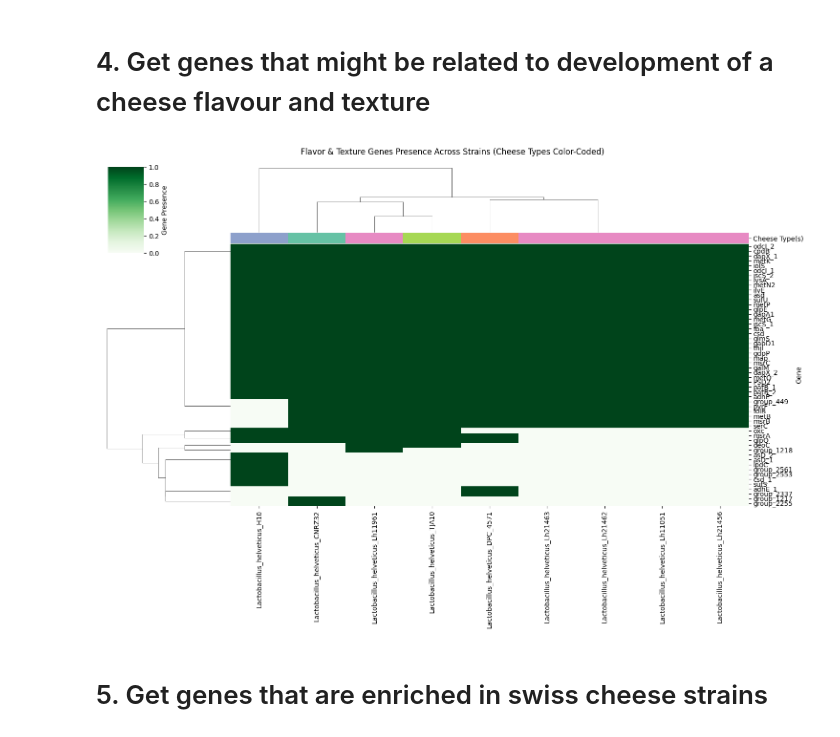
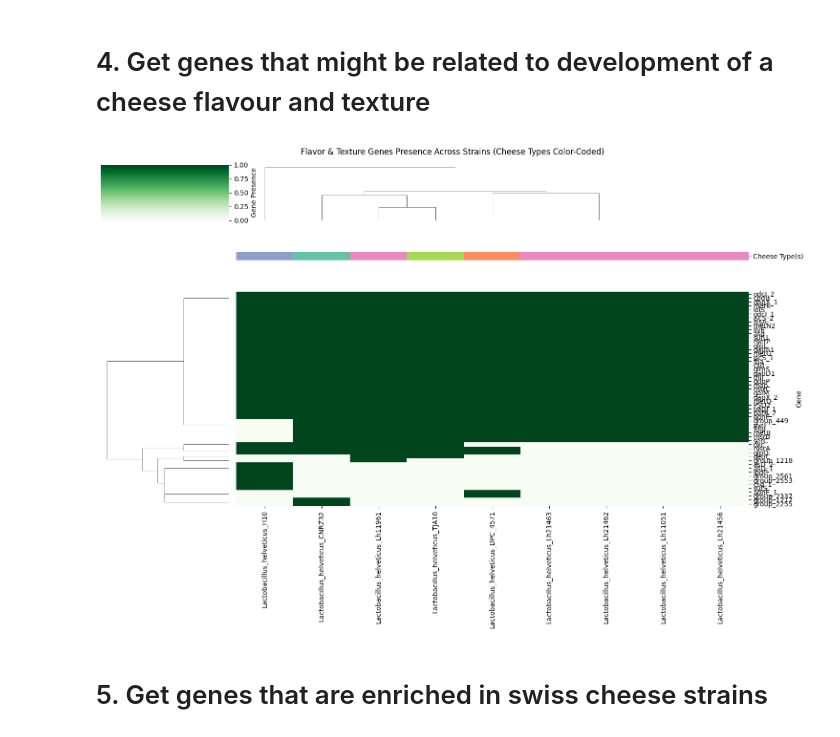
Before and after one commit to Vladm0z/HSE-Bioinformatics, a Jupyter notebook: Bioinformatics/MSc/PracBio/PracBio_0417.ipynb, the cells around one changed output. Saved outputs shown, nothing was run; the diff lists cells and outputs as text; code cells hidden in the pictures.

```diff
--- a/Bioinformatics/MSc/PracBio/PracBio_0417.ipynb
+++ b/Bioinformatics/MSc/PracBio/PracBio_0417.ipynb
@@ -419,34 +413,35 @@ flavor_keywords = [
 flavor_genes = gpa[gpa['Annotation'].fillna('').str.contains('|'.join(flavor_keywords), case=False)]
 
 # === 2. Create binary matrix ===
 binary_matrix = flavor_genes[strain_cols].notna().astype(int)
 binary_matrix.index = flavor_genes['Gene'] # Use gene ID as index
 
 # === 3. Add cheese type labels to strains ===
 strain_cheese_type = meta.set_index('short_name')['Cheese Type(s)'].fillna("Unknown")
 column_colors = strain_cheese_type.loc[binary_matrix.columns]
 
 # Convert to colors for heatmap (optional step)
 cheese_palette = {
     c: color for c, color in zip(column_colors.unique(), sns.color_palette("Set2", len(column_colors.unique())))
 }
 column_colors_mapped = column_colors.map(cheese_palette)
 
 # === 4. Plot heatmap ===
 sns.clustermap(
     binary_matrix,
     figsize=(15, 10),
     cmap="Greens",
     col_colors=column_colors_mapped,
     yticklabels=True,
     xticklabels=True,
     cbar_kws={"label": "Gene Presence"}
 )
 
+plt.tight_layout()
 plt.suptitle("Flavor & Texture Genes Presence Across Strains (Cheese Types Color-Coded)", y=1.02)
 plt.show()
 # %% [output]
-[figure, old version]
+[figure, new version]
 # %% [markdown]
 # 5. Get genes that are enriched in swiss cheese strains
 # %%
```
Also changed, not shown: parts of 21 cells of this notebook.
